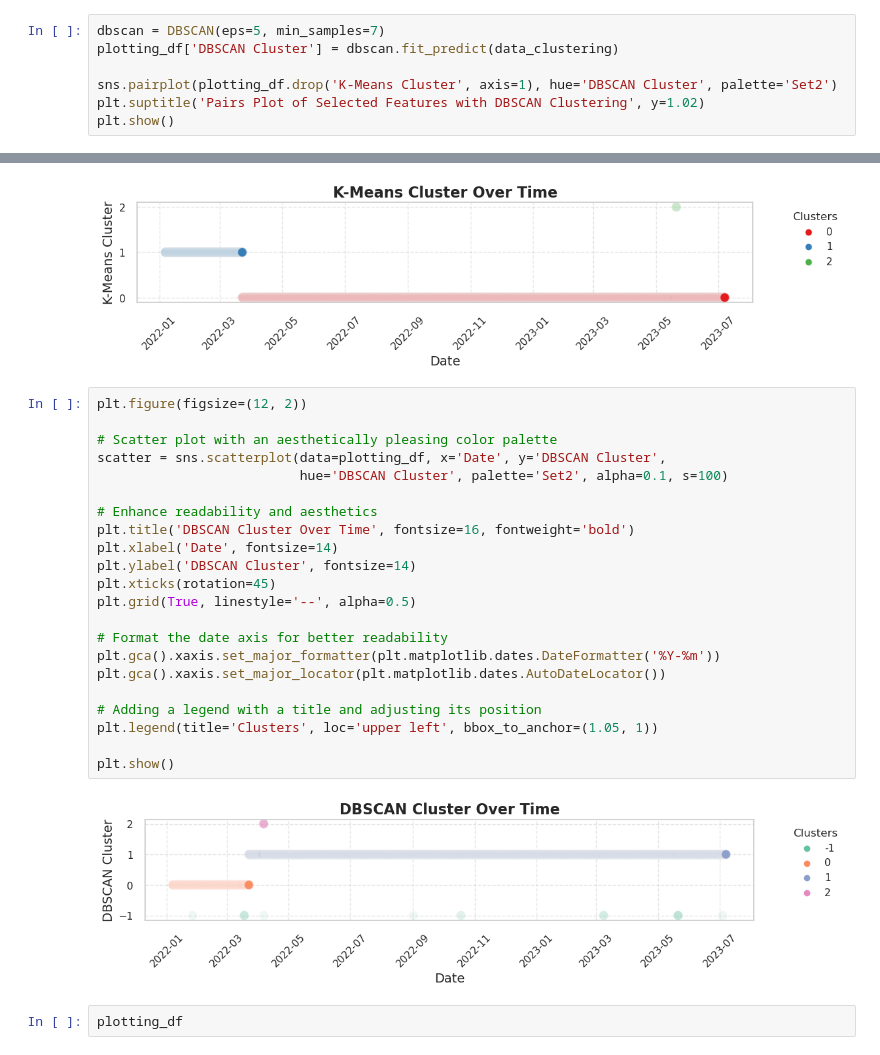
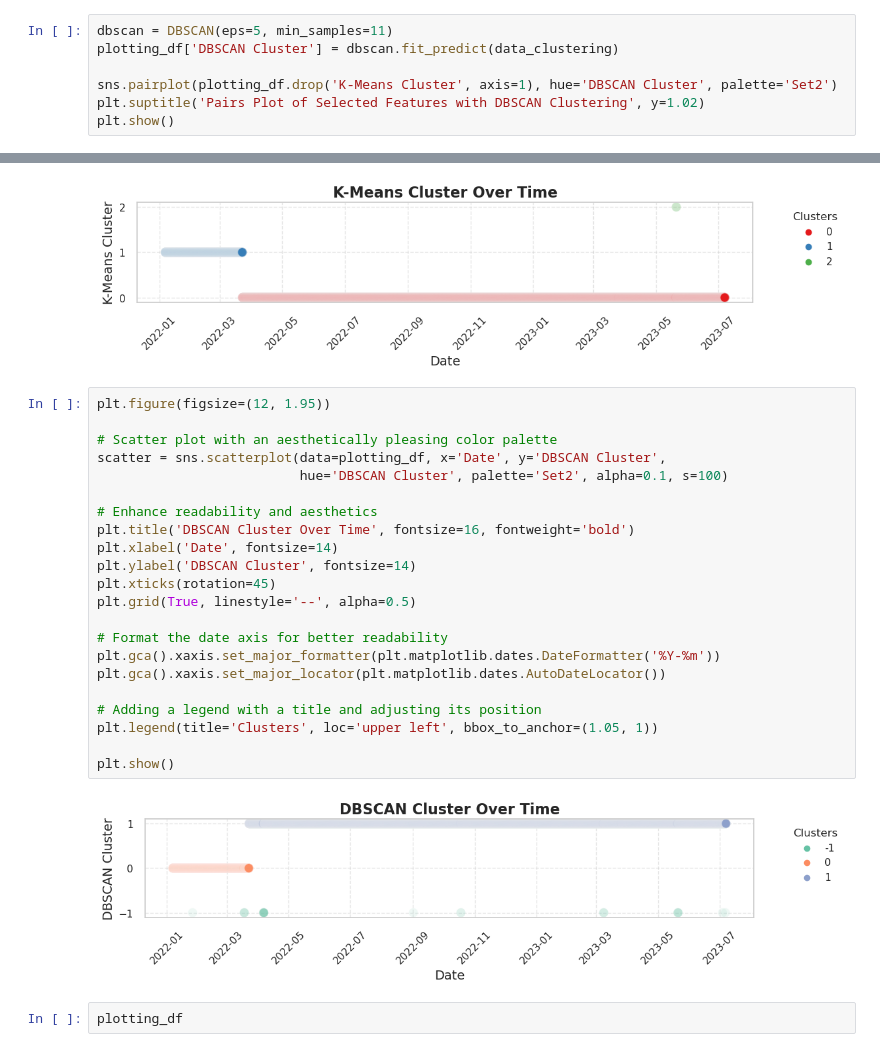
Before and after one commit to Matt17BR/ml4ds2324_cluster_analysis, a Jupyter notebook: scripts/cluster_analysis.ipynb, the cells around one changed output, grey strips where cells are left out. Saved outputs shown, nothing was run; the diff lists cells and outputs as text.

```diff
--- a/scripts/cluster_analysis.ipynb
+++ b/scripts/cluster_analysis.ipynb
@@ -130,7 +127,7 @@ plt.show()
 # %% [output]
 [figure]
 # %%
-dbscan = DBSCAN(eps=5, min_samples=7)
+dbscan = DBSCAN(eps=5, min_samples=11)
 plotting_df['DBSCAN Cluster'] = dbscan.fit_predict(data_clustering)
 
 sns.pairplot(plotting_df.drop('K-Means Cluster', axis=1), hue='DBSCAN Cluster', palette='Set2')
@@ -302,29 +251,29 @@ plt.show()
 # %% [output]
 [figure]
 # %%
-plt.figure(figsize=(12, 2))
+plt.figure(figsize=(12, 1.95))
 
 # Scatter plot with an aesthetically pleasing color palette
 scatter = sns.scatterplot(data=plotting_df, x='Date', y='DBSCAN Cluster',
                           hue='DBSCAN Cluster', palette='Set2', alpha=0.1, s=100)
 
 # Enhance readability and aesthetics
 plt.title('DBSCAN Cluster Over Time', fontsize=16, fontweight='bold')
 plt.xlabel('Date', fontsize=14)
 plt.ylabel('DBSCAN Cluster', fontsize=14)
 plt.xticks(rotation=45)
 plt.grid(True, linestyle='--', alpha=0.5)
 
 # Format the date axis for better readability
 plt.gca().xaxis.set_major_formatter(plt.matplotlib.dates.DateFormatter('%Y-%m'))
 plt.gca().xaxis.set_major_locator(plt.matplotlib.dates.AutoDateLocator())
 
 # Adding a legend with a title and adjusting its position
 plt.legend(title='Clusters', loc='upper left', bbox_to_anchor=(1.05, 1))
 
 plt.show()
 # %% [output]
-[figure, old version]
+[figure, new version]
 # %%
 plotting_df
 # %% [output]
```
Also changed, not shown: parts of 8 cells of this notebook.
